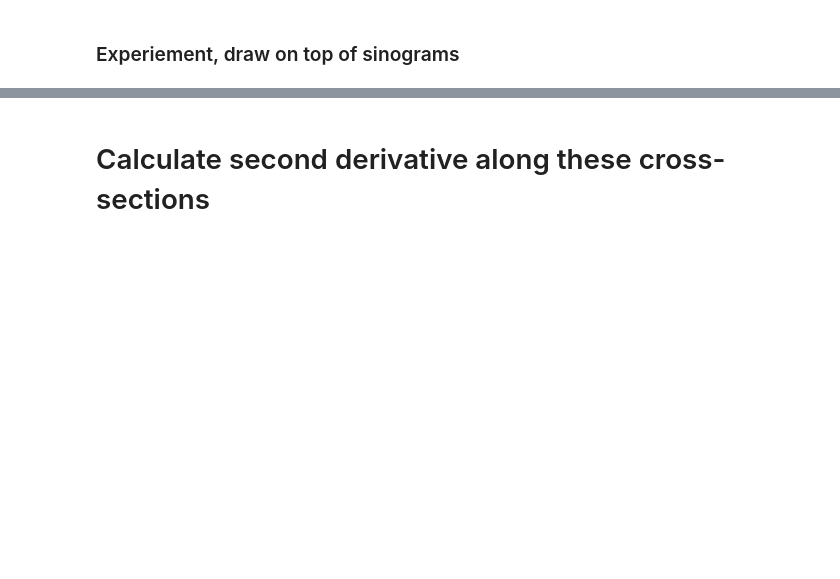
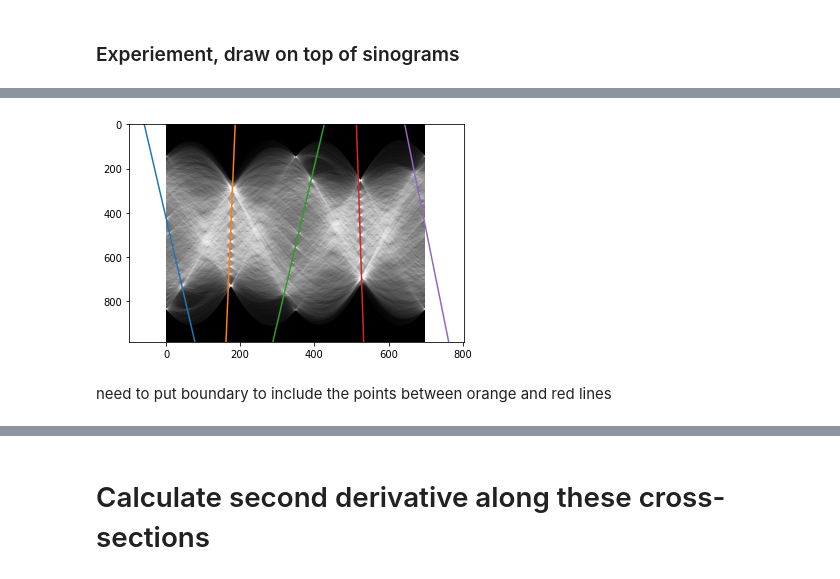
Before and after one commit to SamRapier/DigitisingChess, a Jupyter notebook: ChessBoardGridSegmentation.ipynb, the cells around one changed output, grey strips where cells are left out. Drawn from its saved outputs; the diff is of its cells as text; code cells hidden in the pictures; blank space fills up the shorter version.

```diff
--- a/ChessBoardGridSegmentation.ipynb
+++ b/ChessBoardGridSegmentation.ipynb
@@ -459,0 +506,6 @@ drawLinesOntop(bestLinePoints2, gradientsArr, lineArr)
+# %%
+drawLinesOntop(bestLinePoints1, gradientsArr, lineArr)
+# %% [output]
+[figure, added]
+# %% [markdown]
+need to put boundary to include the points between orange and red lines
```
Also changed, not shown: parts of 14 cells of this notebook.
